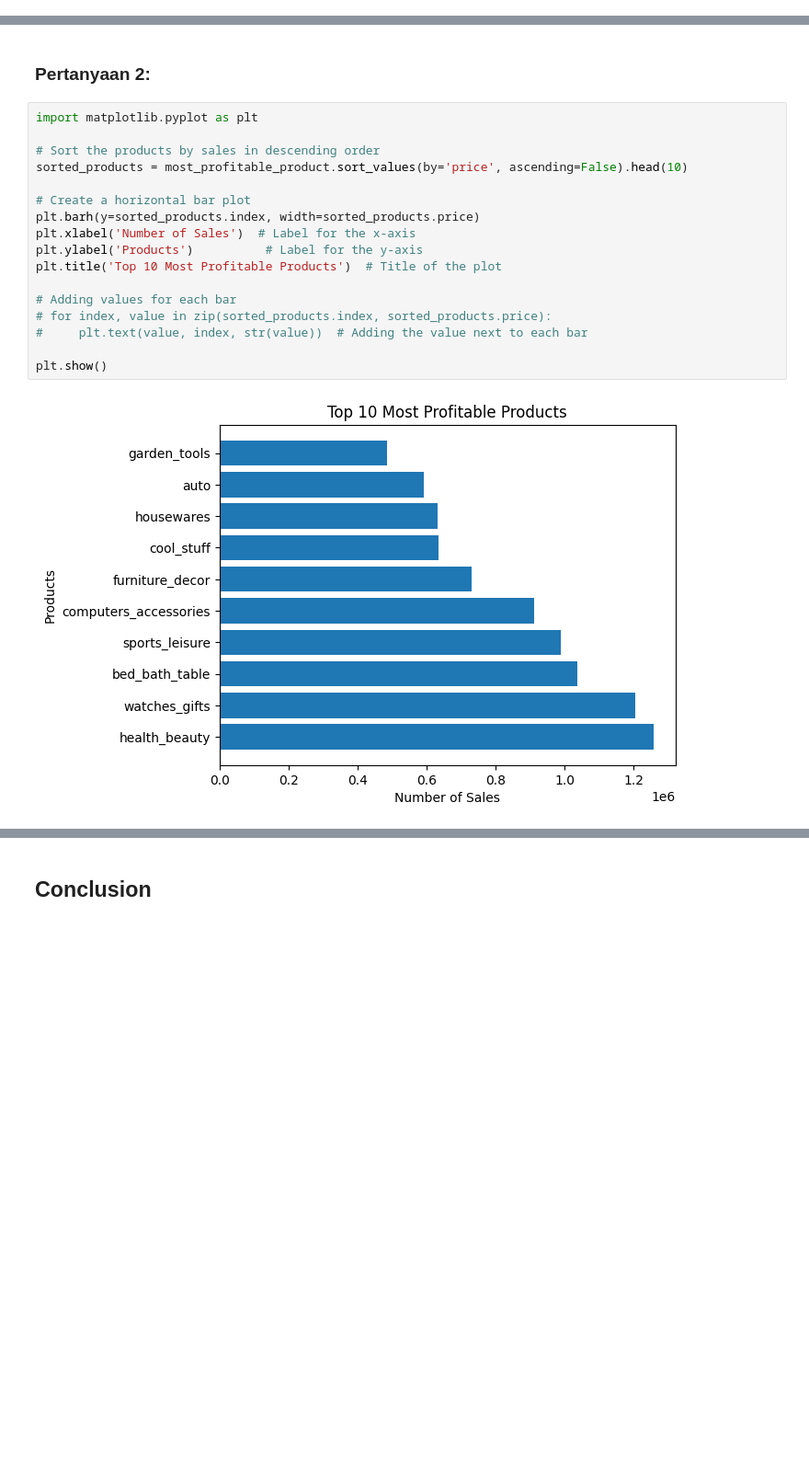
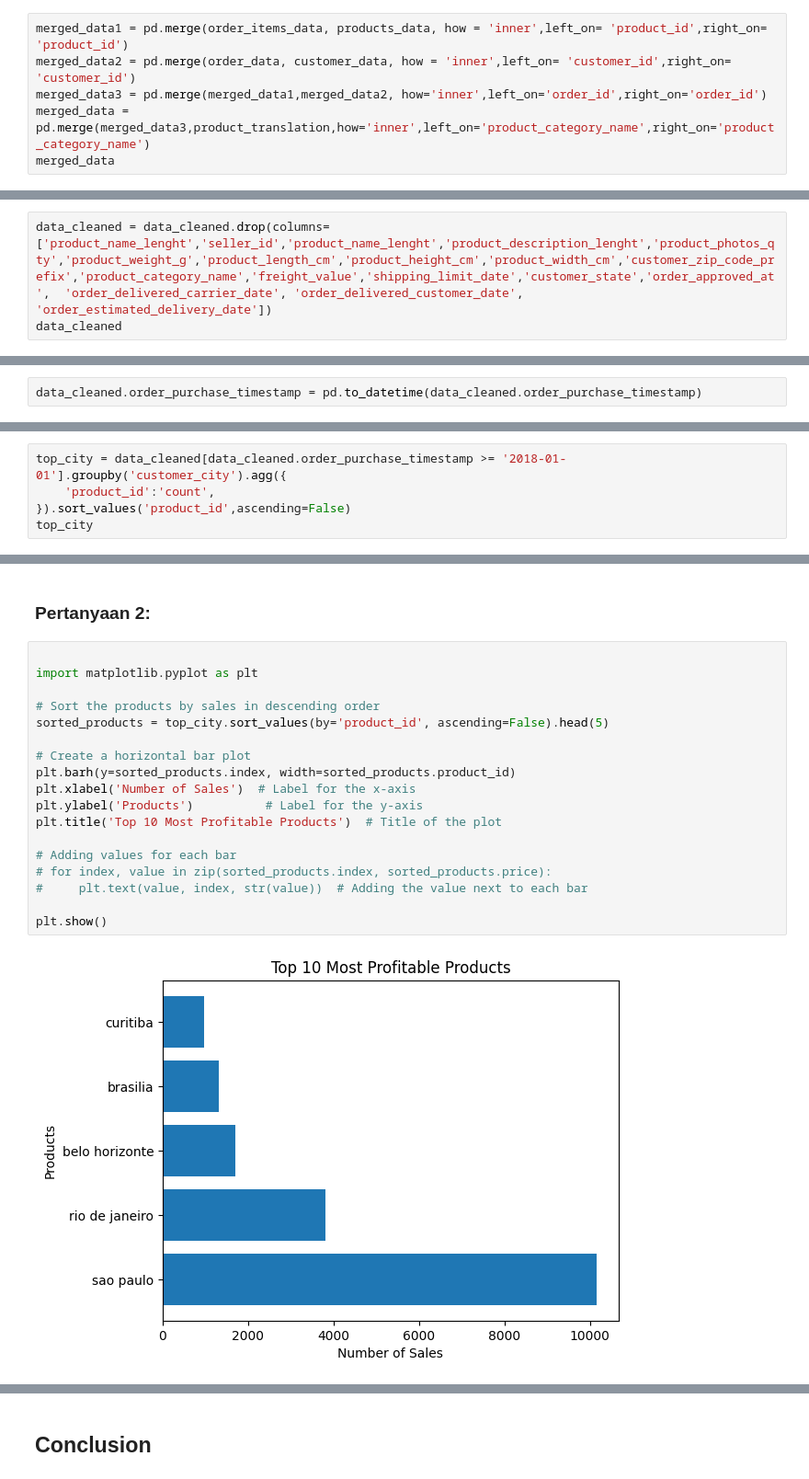
Before and after one commit to alrappie/streamlit, a Jupyter notebook: notebook.ipynb, the cells around one changed output, grey strips where cells are left out. Shown at 92% size. Saved outputs shown, nothing was run; the diff lists cells and outputs as text; blank space fills up the shorter version.

```diff
--- a/notebook.ipynb
+++ b/notebook.ipynb
@@ -75,0 +75,6 @@ merged_data.head()
+# %%
+merged_data1 = pd.merge(order_items_data, products_data, how = 'inner',left_on= 'product_id',right_on= 'product_id')
+merged_data2 = pd.merge(order_data, customer_data, how = 'inner',left_on= 'customer_id',right_on= 'customer_id')
+merged_data3 = pd.merge(merged_data1,merged_data2, how='inner',left_on='order_id',right_on='order_id')
+merged_data = pd.merge(merged_data3,product_translation,how='inner',left_on='product_category_name',right_on='product_category_name')
+merged_data
@@ -148,0 +156,3 @@ dtype: int64
+# %%
+data_cleaned = data_cleaned.drop(columns=['product_name_lenght','seller_id','product_name_lenght','product_description_lenght','product_photos_qty','product_weight_g','product_length_cm','product_height_cm','product_width_cm','customer_zip_code_prefix','product_category_name','freight_value','shipping_limit_date','customer_state','order_approved_at',	'order_delivered_carrier_date',	'order_delivered_customer_date',	'order_estimated_delivery_date'])
+data_cleaned
@@ -149,2 +193,4 @@ dtype: int64
+# %%
+data_cleaned.order_purchase_timestamp = pd.to_datetime(data_cleaned.order_purchase_timestamp)
 # %% [markdown]
 **Insight:**
@@ -209,0 +262,5 @@ most_profitable_product
+# %%
+top_city = data_cleaned[data_cleaned.order_purchase_timestamp >= '2018-01-01'].groupby('customer_city').agg({
+    'product_id':'count',
+}).sort_values('product_id',ascending=False)
+top_city
@@ -237,21 +328,22 @@ plt.show()
 # %% [markdown]
 ### Pertanyaan 2:
 # %%
+
 import matplotlib.pyplot as plt
 
 # Sort the products by sales in descending order
-sorted_products = most_profitable_product.sort_values(by='price', ascending=False).head(10)
+sorted_products = top_city.sort_values(by='product_id', ascending=False).head(5)
 
 # Create a horizontal bar plot
-plt.barh(y=sorted_products.index, width=sorted_products.price)
+plt.barh(y=sorted_products.index, width=sorted_products.product_id)
 plt.xlabel('Number of Sales')  # Label for the x-axis
 plt.ylabel('Products')          # Label for the y-axis
 plt.title('Top 10 Most Profitable Products')  # Title of the plot
 
 # Adding values for each bar
 # for index, value in zip(sorted_products.index, sorted_products.price):
 #     plt.text(value, index, str(value))  # Adding the value next to each bar
 
 plt.show()
 # %% [output]
-[figure, old version]
+[figure, new version]
```
Also changed, not shown: parts of 34 cells of this notebook, 4 other files.
